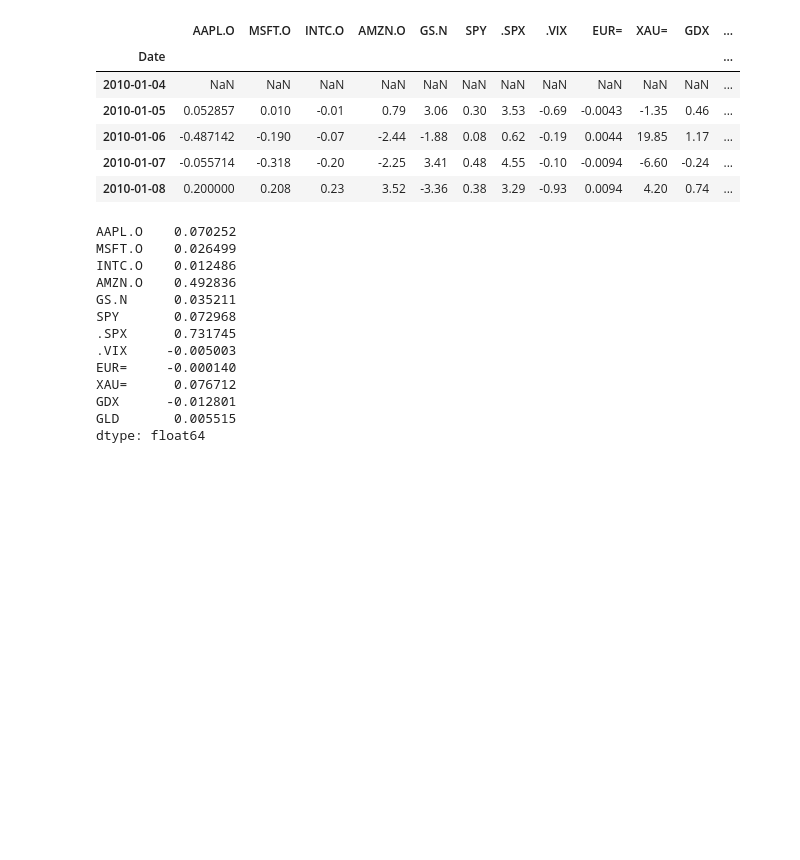
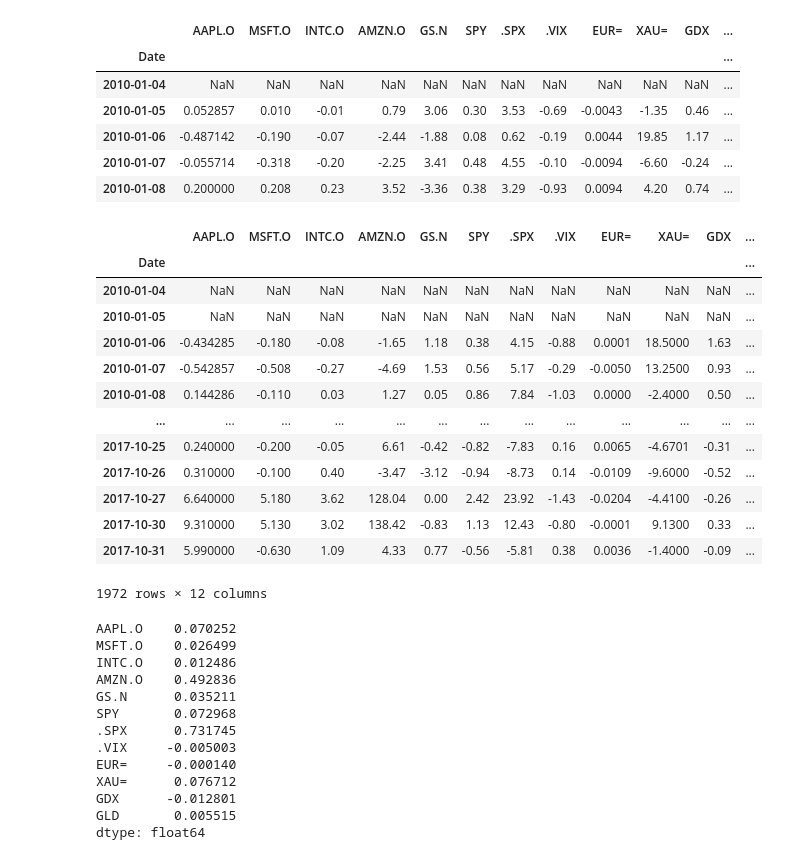
Before and after one commit to trkrkn/datascienceforfinance, a Jupyter notebook: Notebooks/11 - Time Series.ipynb, the cells around one changed output. Cells and saved outputs as stored; diff of their text form; code cells hidden in the pictures; blank space fills up the shorter version.

```diff
--- a/Notebooks/11 - Time Series.ipynb
+++ b/Notebooks/11 - Time Series.ipynb
@@ -196,6 +224,23 @@ data.diff().head()
 | 2010-01-06 | -0.487142 | -0.190 | -0.07 | -2.44 | -1.88 | 0.08 | 0.62 | -0.19 | 0.0044 | 19.85 | 1.17 | ... |
 | 2010-01-07 | -0.055714 | -0.318 | -0.20 | -2.25 | 3.41 | 0.48 | 4.55 | -0.10 | -0.0094 | -6.60 | -0.24 | ... |
 | 2010-01-08 | 0.200000 | 0.208 | 0.23 | 3.52 | -3.36 | 0.38 | 3.29 | -0.93 | 0.0094 | 4.20 | 0.74 | ... |
+# %%
+data.diff(periods=2)
+# %% [output]
+|  | AAPL.O | MSFT.O | INTC.O | AMZN.O | GS.N | SPY | .SPX | .VIX | EUR= | XAU= | GDX | ... |
+| Date |  |  |  |  |  |  |  |  |  |  |  | ... |
+| 2010-01-04 | NaN | NaN | NaN | NaN | NaN | NaN | NaN | NaN | NaN | NaN | NaN | ... |
+| 2010-01-05 | NaN | NaN | NaN | NaN | NaN | NaN | NaN | NaN | NaN | NaN | NaN | ... |
+| 2010-01-06 | -0.434285 | -0.180 | -0.08 | -1.65 | 1.18 | 0.38 | 4.15 | -0.88 | 0.0001 | 18.5000 | 1.63 | ... |
+| 2010-01-07 | -0.542857 | -0.508 | -0.27 | -4.69 | 1.53 | 0.56 | 5.17 | -0.29 | -0.0050 | 13.2500 | 0.93 | ... |
+| 2010-01-08 | 0.144286 | -0.110 | 0.03 | 1.27 | 0.05 | 0.86 | 7.84 | -1.03 | 0.0000 | -2.4000 | 0.50 | ... |
+| ... | ... | ... | ... | ... | ... | ... | ... | ... | ... | ... | ... | ... |
+| 2017-10-25 | 0.240000 | -0.200 | -0.05 | 6.61 | -0.42 | -0.82 | -7.83 | 0.16 | 0.0065 | -4.6701 | -0.31 | ... |
+| 2017-10-26 | 0.310000 | -0.100 | 0.40 | -3.47 | -3.12 | -0.94 | -8.73 | 0.14 | -0.0109 | -9.6000 | -0.52 | ... |
+| 2017-10-27 | 6.640000 | 5.180 | 3.62 | 128.04 | 0.00 | 2.42 | 23.92 | -1.43 | -0.0204 | -4.4100 | -0.26 | ... |
+| 2017-10-30 | 9.310000 | 5.130 | 3.02 | 138.42 | -0.83 | 1.13 | 12.43 | -0.80 | -0.0001 | 9.1300 | 0.33 | ... |
+| 2017-10-31 | 5.990000 | -0.630 | 1.09 | 4.33 | 0.77 | -0.56 | -5.81 | 0.38 | 0.0036 | -1.4000 | -0.09 | ... |
+1972 rows × 12 columns
 # %%
 data.diff().mean()
 # %% [output]
```
Also changed, not shown: parts of 92 cells of this notebook, 14 other files.
